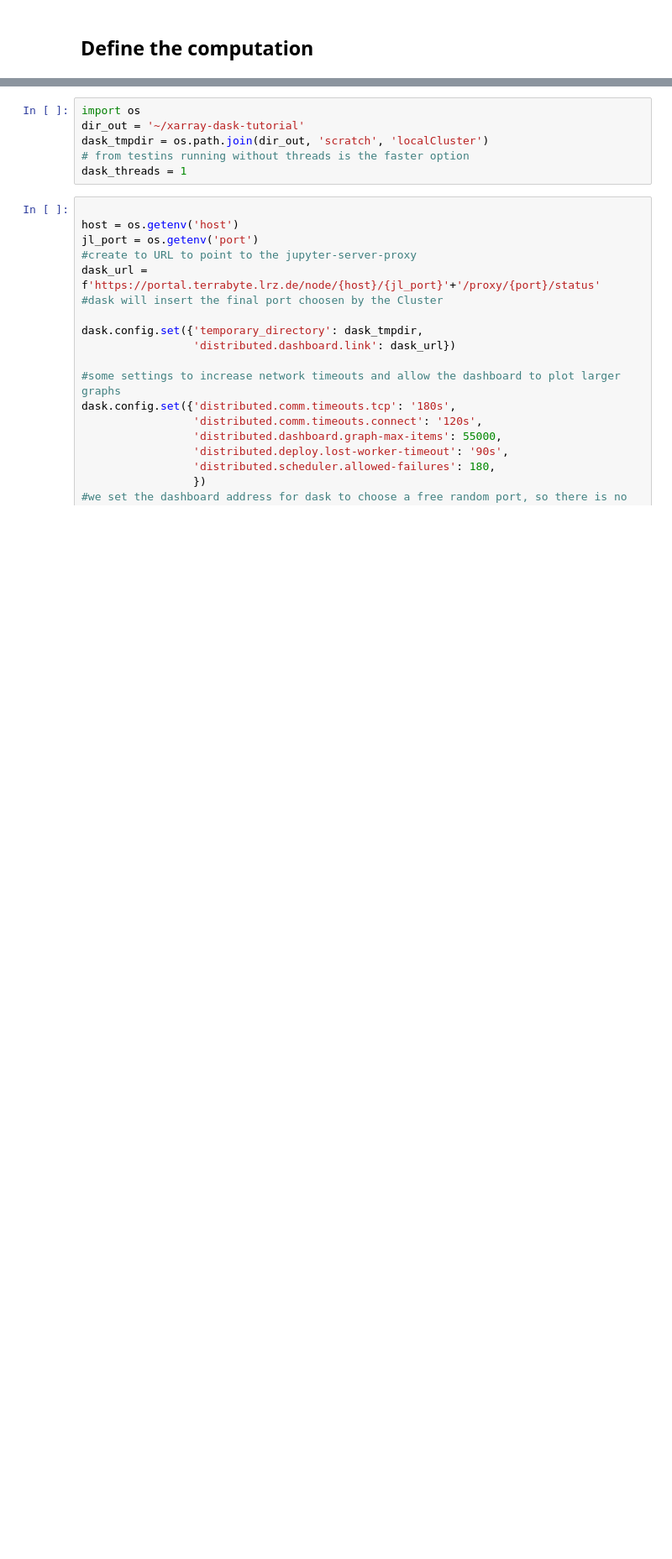
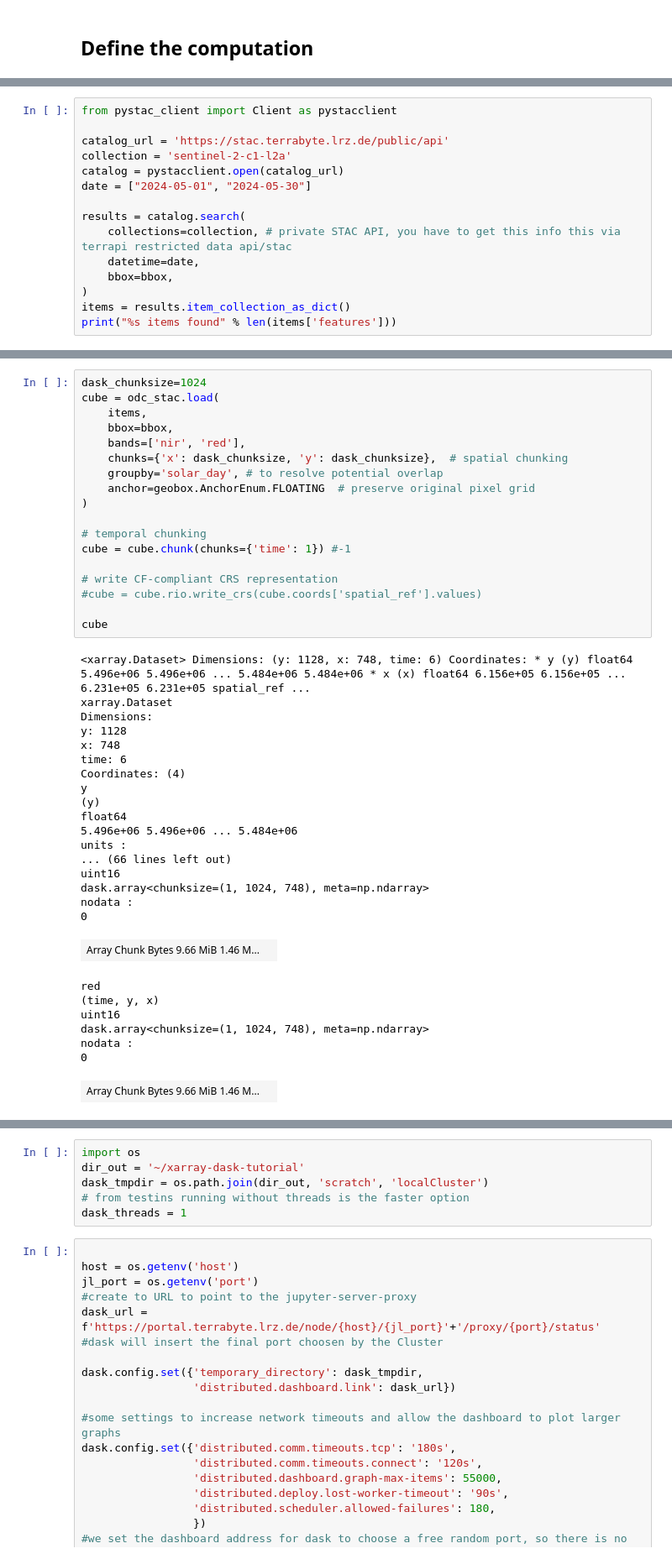
Before and after one commit to DLR-terrabyte/eo-examples, a Jupyter notebook: datasets/planet_fusion.ipynb, the cells around one changed output, grey strips where cells are left out. Shown at 84% size. Cells and saved outputs as stored; diff of their text form; blank space fills up the shorter version.

```diff
--- a/datasets/planet_fusion.ipynb
+++ b/datasets/planet_fusion.ipynb
@@ -208,0 +335,15 @@ Attributes: (0)
+# %%
+from pystac_client import Client as pystacclient
+
+catalog_url = 'https://stac.terrabyte.lrz.de/public/api'
+collection = 'sentinel-2-c1-l2a'
+catalog = pystacclient.open(catalog_url)
+date = ["2024-05-01", "2024-05-30"]
+
+results = catalog.search(
+    collections=collection, # private STAC API, you have to get this info this via terrapi restricted data api/stac
+    datetime=date,
+    bbox=bbox,
+)
+items = results.item_collection_as_dict()
+print("%s items found" % len(items['features']))
@@ -208,0 +376,44 @@ Attributes: (0)
+# %%
+dask_chunksize=1024
+cube = odc_stac.load(
+    items,
+    bbox=bbox,
+    bands=['nir', 'red'],
+    chunks={'x': dask_chunksize, 'y': dask_chunksize},  # spatial chunking
+    groupby='solar_day', # to resolve potential overlap
+    anchor=geobox.AnchorEnum.FLOATING  # preserve original pixel grid
+)
+
+# temporal chunking
+cube = cube.chunk(chunks={'time': 1}) #-1
+
+# write CF-compliant CRS representation
+#cube = cube.rio.write_crs(cube.coords['spatial_ref'].values)
+
+cube
+# %% [output]
+<xarray.Dataset> Dimensions: (y: 1128, x: 748, time: 6) Coordinates: * y (y) float64 5.496e+06 5.496e+06 ... 5.484e+06 5.484e+06 * x (x) float64 6.156e+05 6.156e+05 ... 6.231e+05 6.231e+05 spatial_ref ...
+xarray.Dataset
+Dimensions:
+y: 1128
+x: 748
+time: 6
+Coordinates: (4)
+y
+(y)
+float64
+5.496e+06 5.496e+06 ... 5.484e+06
+units :
+... (66 lines left out)
+uint16
+dask.array<chunksize=(1, 1024, 748), meta=np.ndarray>
+nodata :
+0
+| Array Chunk Bytes 9.66 MiB 1.46 M... |  |
+red
+(time, y, x)
+uint16
+dask.array<chunksize=(1, 1024, 748), meta=np.ndarray>
+nodata :
+0
+| Array Chunk Bytes 9.66 MiB 1.46 M... |  |
```
Also changed, not shown: parts of 41 cells of this notebook, 1 other file.
